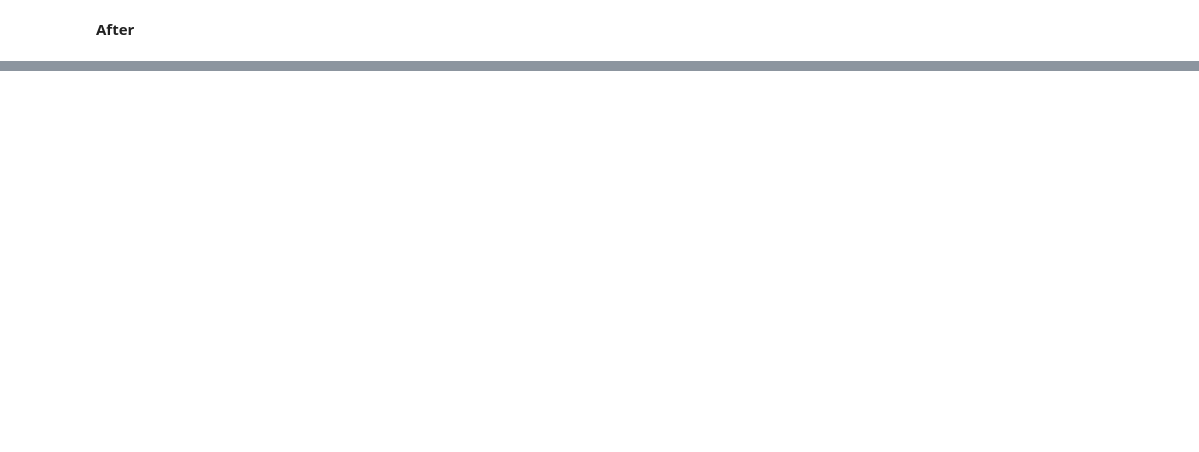
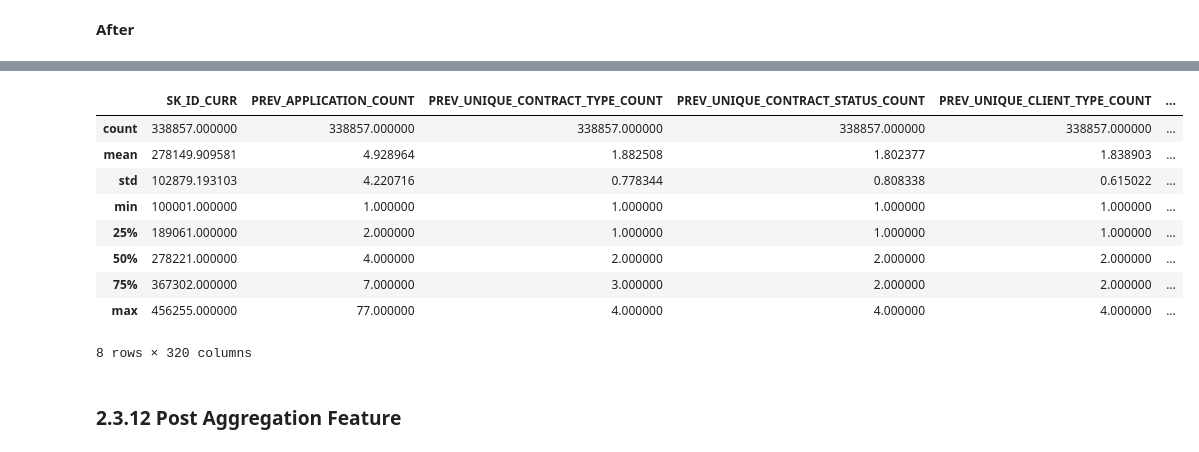
Before and after one commit to BuruhArloji/home_credit_prediction, a Jupyter notebook: Home_Credit_Loan_Prediction.ipynb, the cells around one changed output, grey strips where cells are left out. Drawn from its saved outputs; the diff is of its cells as text; code cells hidden in the pictures; blank space fills up the shorter version.

```diff
--- a/Home_Credit_Loan_Prediction.ipynb
+++ b/Home_Credit_Loan_Prediction.ipynb
@@ -1840,0 +1135,3 @@ print(f"Final Test AUC: {roc_auc_score(y_test, final_probs):.4f}")
+# %%
+print("--- OPTIMASI MEMORI BUREAU ---")
+df_bureau = reduce_mem_usage_safe(df_bureau)
@@ -1840,0 +2370,6 @@ print(f"Final Test AUC: {roc_auc_score(y_test, final_probs):.4f}")
+# %%
+print("--- OPTIMASI MEMORI PREVIOUS APPLICATION ---")
+
+df_previousapp = reduce_mem_usage_safe(df_previousapp)
+
+df_previousapp.info()
@@ -1840,0 +2980,34 @@ print(f"Final Test AUC: {roc_auc_score(y_test, final_probs):.4f}")
+# %%
+print("--- MERGE SEMUA PREVIOUS APPLICATION AGGREGATION ---")
+
+previous_aggs = [
+    previous_base_agg,
+    previous_num_agg,
+    previous_missing_agg,
+    previous_anom_agg,
+    previous_status_agg,
+    previous_approved_agg,
+    previous_refused_agg,
+    previous_last_agg
+]
+
+# Tambahkan categorical aggregations
+previous_aggs.extend(previous_cat_aggs)
+
+df_previousapp_agg = previous_aggs[0]
+
+for agg_df in previous_aggs[1:]:
+    df_previousapp_agg = df_previousapp_agg.merge(
+        agg_df,
+        on="SK_ID_CURR",
+        how="left"
+    )
+
+df_previousapp_agg = df_previousapp_agg.replace([np.inf, -np.inf], 0).fillna(0)
+
+print("Dimensi df_previousapp_agg:", df_previousapp_agg.shape)
+print("Unique SK_ID_CURR:", df_previousapp_agg["SK_ID_CURR"].nunique())
+print("Duplicate SK_ID_CURR:", df_previousapp_agg["SK_ID_CURR"].duplicated().sum())
+print("Total missing:", df_previousapp_agg.isna().sum().sum())
+
+df_previousapp_agg.head()
@@ -1840,0 +3027,15 @@ print(f"Final Test AUC: {roc_auc_score(y_test, final_probs):.4f}")
+# %%
+df_previousapp_agg.describe()
+# %% [output]
+|  | SK_ID_CURR | PREV_APPLICATION_COUNT | PREV_UNIQUE_CONTRACT_TYPE_COUNT | PREV_UNIQUE_CONTRACT_STATUS_COUNT | PREV_UNIQUE_CLIENT_TYPE_COUNT | ... |
+| count | 338857.000000 | 338857.000000 | 338857.000000 | 338857.000000 | 338857.000000 | ... |
+| mean | 278149.909581 | 4.928964 | 1.882508 | 1.802377 | 1.838903 | ... |
+| std | 102879.193103 | 4.220716 | 0.778344 | 0.808338 | 0.615022 | ... |
+| min | 100001.000000 | 1.000000 | 1.000000 | 1.000000 | 1.000000 | ... |
+| 25% | 189061.000000 | 2.000000 | 1.000000 | 1.000000 | 1.000000 | ... |
+| 50% | 278221.000000 | 4.000000 | 2.000000 | 2.000000 | 2.000000 | ... |
+| 75% | 367302.000000 | 7.000000 | 3.000000 | 2.000000 | 2.000000 | ... |
+| max | 456255.000000 | 77.000000 | 4.000000 | 4.000000 | 4.000000 | ... |
+8 rows × 320 columns
+# %% [markdown]
+### 2.3.12 Post Aggregation Feature
```
Also changed, not shown: parts of 373 cells of this notebook.
